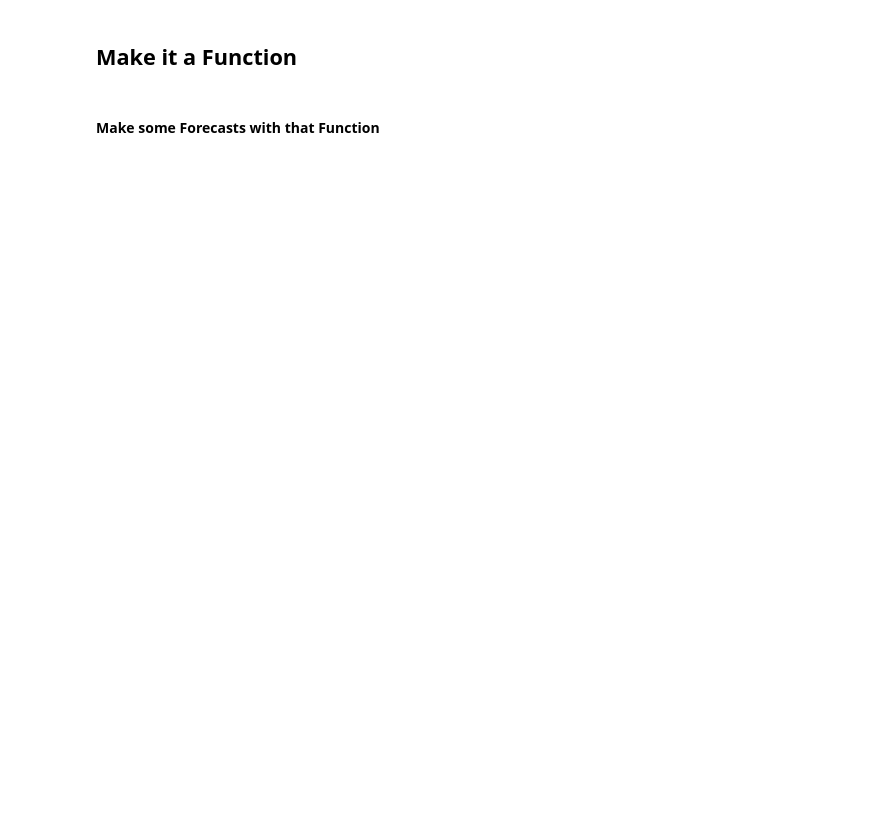
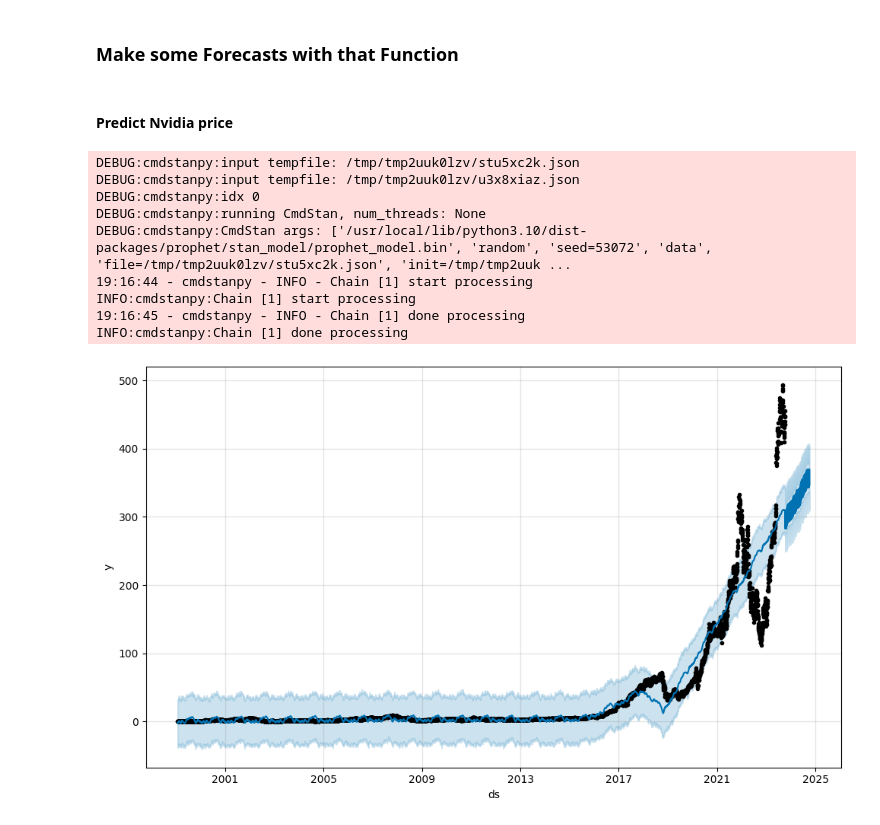
Before and after one commit to gumdropsteve/intro_to_prophet, a Jupyter notebook: prophet_yfinance.ipynb, the cells around one changed output. Saved outputs shown, nothing was run; the diff lists cells and outputs as text; code cells hidden in the pictures; blank space fills up the shorter version.

```diff
--- a/prophet_yfinance.ipynb
+++ b/prophet_yfinance.ipynb
@@ -41,42 +164,2 @@ m.plot(forecast);
 # %% [markdown]
-## Make it a Function
+### Make some Forecasts with that Function
-# %%
-def make_forecast(ticker, periods, hist='max'):
-    """
-    forecast the given ticker (stock) period days into the future (from today)
-
-    inputs
-    ------
-    > ticker
-        >> ticker of stock to forecast
-    > periods
-        >> number of days into the future to forecast (from today's date)
-    > hist
-        >> amount of historical data to consider
-            > default: max
-            > options: 1d, 5d, 1mo, 3mo, 6mo, 1y, 2y, 5y, 10y, ytd, max
-    """
-    # pull historical data from yahoo finance
-    stock_data = yf.Ticker(ticker)
-
-    hist_data = stock_data.history(hist, auto_adjust=True)
-
-    # create new dataframe to hold dates (ds) & adjusted closing prices (y)
-    df = pd.DataFrame()
-
-    df['ds'] = hist_data.index.values
-    df['y'] = hist_data['Close'].values
-
-    # create a Prophet model from that data
-    m = Prophet(daily_seasonality=False)
-    m.fit(df)
-
-    future = m.make_future_dataframe(periods, freq='D')
-
-    forecast = m.predict(future)
-
-    m.plot(forecast)
-
-    return forecast
-# %% [markdown]
-#### Make some Forecasts with that Function
@@ -98,0 +166,16 @@ snap_forecast
+# %% [markdown]
+#### Predict Nvidia price
+# %%
+# visualize nvidia stock price for the next 1 year
+nvda_forecast = make_forecast('NVDA', 365)
+# %% [output]
+DEBUG:cmdstanpy:input tempfile: /tmp/tmp2uuk0lzv/stu5xc2k.json
+DEBUG:cmdstanpy:input tempfile: /tmp/tmp2uuk0lzv/u3x8xiaz.json
+DEBUG:cmdstanpy:idx 0
+DEBUG:cmdstanpy:running CmdStan, num_threads: None
+DEBUG:cmdstanpy:CmdStan args: ['/usr/local/lib/python3.10/dist-packages/prophet/stan_model/prophet_model.bin', 'random', 'seed=53072', 'data', 'file=/tmp/tmp2uuk0lzv/stu5xc2k.json', 'init=/tmp/tmp2uuk ...
+19:16:44 - cmdstanpy - INFO - Chain [1] start processing
+INFO:cmdstanpy:Chain [1] start processing
+19:16:45 - cmdstanpy - INFO - Chain [1] done processing
+INFO:cmdstanpy:Chain [1] done processing
+[figure, added]
```
Also changed, not shown: parts of 22 cells of this notebook.
